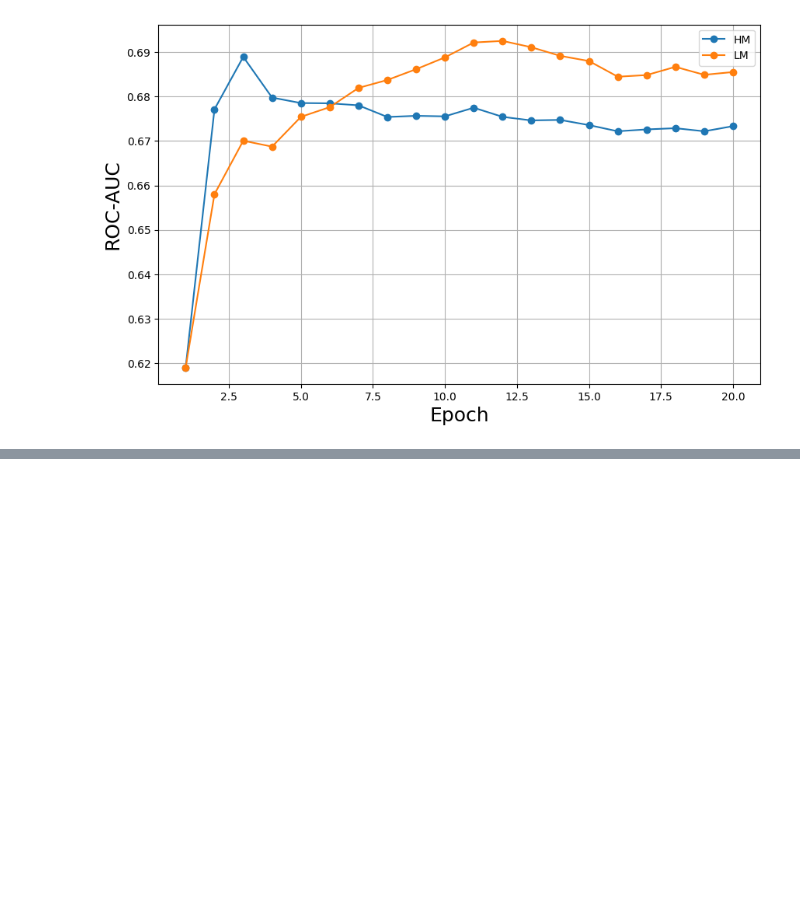
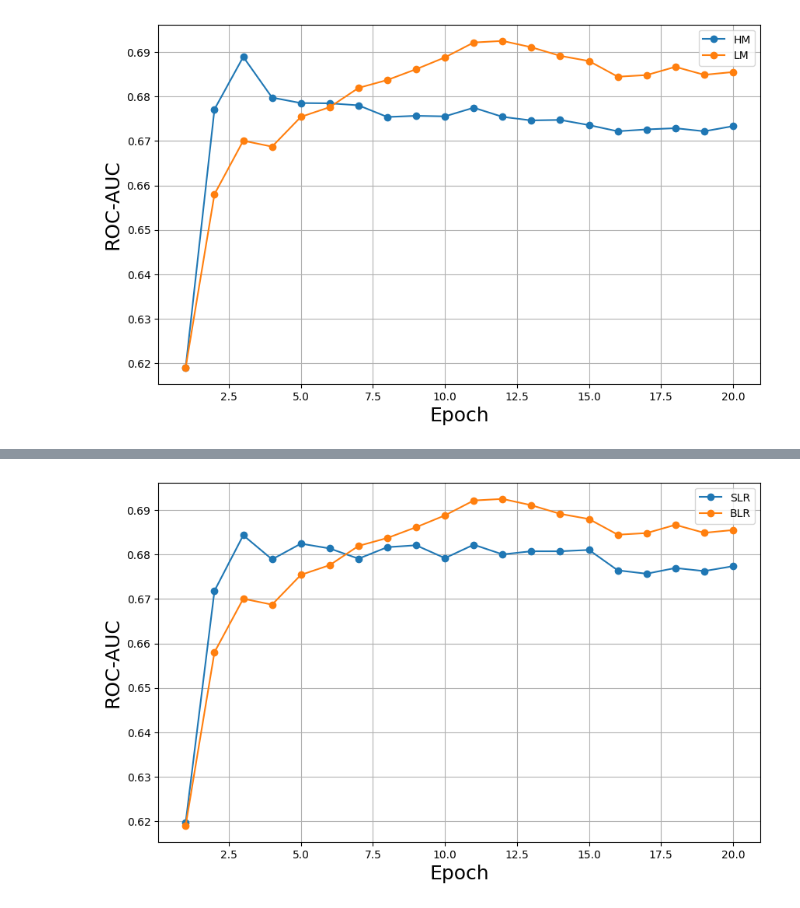
Before and after one commit to Andy-Shao/DHAuDS, a Jupyter notebook: Result_analysis.ipynb, the cells around one changed output, grey strips where cells are left out. Saved outputs shown, nothing was run; the diff lists cells and outputs as text; code cells hidden in the pictures; blank space fills up the shorter version.

Commit message:
add EoLR analysis for HuBERT on RS

```diff
--- a/Result_analysis.ipynb
+++ b/Result_analysis.ipynb
@@ -72,0 +79,4 @@ plt.show()
+# %%
+# HuBERT RS ENQ L1
+eolr = pd.read_csv('./result/ReefSet/HuBERT/Analysis/EoLR_analysis.csv', header=0, delimiter=',')
+eolr.head()
@@ -72,0 +90,21 @@ plt.show()
+# %%
+plt.figure(figsize=(10, 6))
+plt.plot(eolr['Step'][1:], eolr['HuB-B-RS-SLR'][1:], label='SLR', marker='o')
+plt.plot(eolr['Step'][1:], eolr['HuB-B-RS-BLR'][1:], label='BLR', marker='o')
+plt.xlabel('Epoch', fontsize=18)
+plt.ylabel('ROC-AUC', fontsize=18)
+# plt.ylim(ymin=.76)
+# plt.title('Comparison ROC-AUC between single learning rate (SLR) and binary learning rate (BLR) when performing HuBERT ENQ-L1 on RS')
+plt.legend()
+plt.grid(True)
+# plt.savefig(
+#     'EoLR_HuB-B-RS_ENQ-L1.png',
+#     format='png',
+#     dpi=300,
+#     bbox_inches='tight',
+#     facecolor='white',
+#     edgecolor='none'
+# )
+plt.show()
+# %% [output]
+[figure, added]
```
Also changed, not shown: parts of 4 cells of this notebook, 1 other file.
